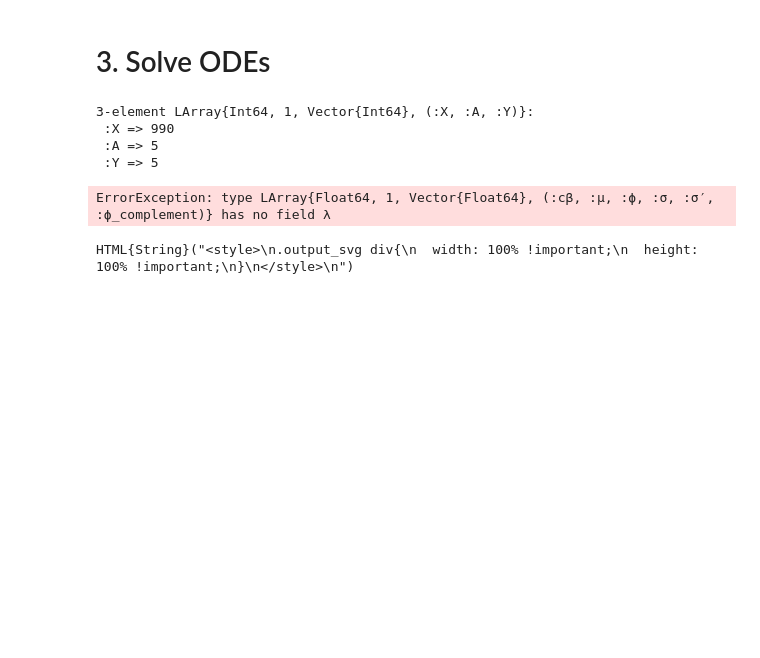
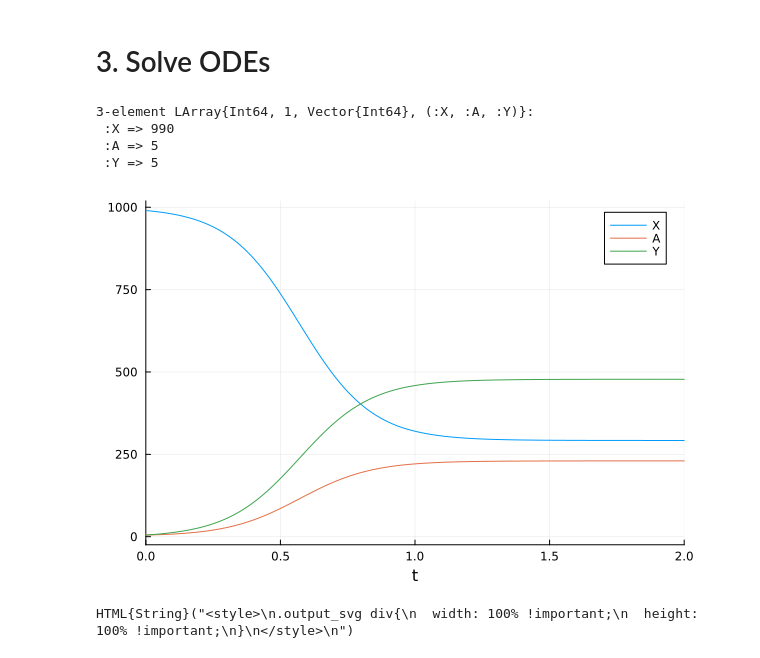
Before and after one commit to neonWhiteout/StockFlow.jl, a Jupyter notebook: examples/full_fledged_schema_examples/composition/curable_sexually_transmitted_diseases_model.ipynb, the cells around one changed output. Drawn from its saved outputs; the diff is of its cells as text; code cells hidden in the pictures; blank space fills up the shorter version.

```diff
--- a/examples/full_fledged_schema_examples/composition/curable_sexually_transmitted_diseases_model.ipynb
+++ b/examples/full_fledged_schema_examples/composition/curable_sexually_transmitted_diseases_model.ipynb
@@ -301,3 +301,27 @@ StockAndFlowF with elements S = 1:2, SV = 1:2, LS = 1:1, F = 1:1, I = 1:1, O = 1
 GraphF(I)
 # %% [output]
 Graph("G", true, "dot", Catlab.Graphics.Graphviz.Statement[Catlab.Graphics.Graphviz.Node("s1", OrderedCollections.OrderedDict{Symbol, Union{String, Catlab.Graphics.Graphviz.Html}}(:label => "X", :shap ...
+# %%
+R = @stock_and_flow begin
+    :stocks
+    X
+    Y
+
+    :parameters
+    cβ
+    ϕ
+
+    :dynamic_variables
+    v_inf₁ = cβ * NI
+    v_inf₂ = v_inf₁ / N
+    v_inf₃ = v_inf₂ * X
+    v_inf₄ = ϕ * v_inf₃
+
+    :flows
+    X => f_newInfectiousY(v_inf₄) => Y
+
+
+    :sums
+    N = [V, I]
+    NI = [Y]
+    end;
@@ -305,4 +347,5 @@ Graph("G", true, "dot", Catlab.Graphics.Graphviz.Statement[Catlab.Graphics.Graph
 using AlgebraicRewriting
 using AlgebraicRewriting: rewrite
 const hom = AlgebraicRewriting.homomorphism
+rule = Rule(hom(I,L), hom(I,R))
 # %% [output]
@@ -309,0 +353,2 @@ homomorphism (generic function with 3 methods)
+# %%
+XAY_model_rewritten = rewrite(rule, XAY_model)
@@ -330,11 +397,11 @@ u0 = LVector(
  :Y => 5
 # %%
 # results are tested the same as the Anylogic model
-prob_XAY = ODEProblem(vectorfield(XAY_model),u0,(0.0,2.0),p);
+prob_XAY = ODEProblem(vectorfield(XAY_model_rewritten),u0,(0.0,2.0),p);
 sol = solve(prob_XAY,Tsit5(),abstol=1e-8);
 plot(sol)
 # %% [output]
-ErrorException: type LArray{Float64, 1, Vector{Float64}, (:cβ, :μ, :ϕ, :σ, :σ′, :ϕ_complement)} has no field λ
+[figure, added]
 # %%
 # to have the figures plotted fix to the wider of the cells
 HTML("""
```
Also changed, not shown: parts of 7 cells of this notebook.
